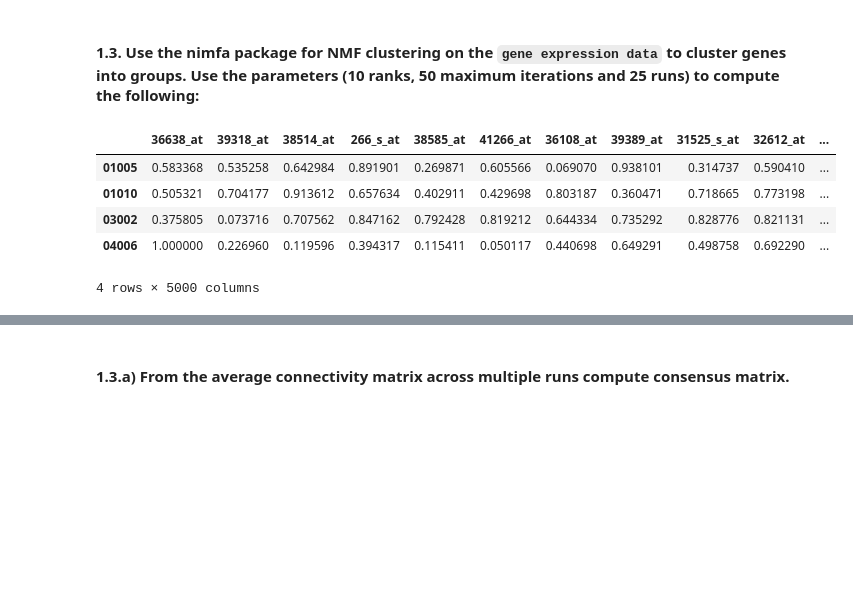
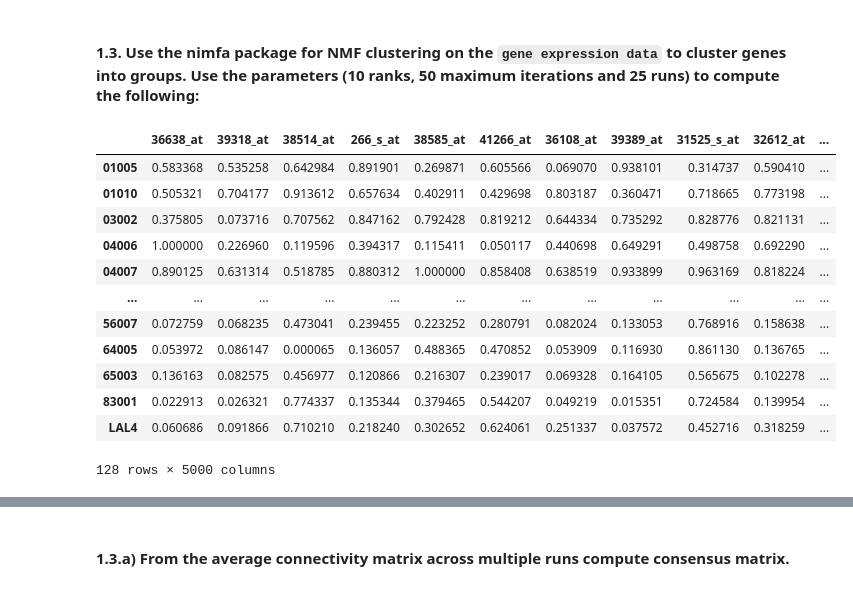
Before and after one commit to FabriceBeaumont/MA-INF_4216_Biomedical_DS_and_AI, a Jupyter notebook: Sheet6/Assignment6_Solutions.ipynb, the cells around one changed output, grey strips where cells are left out. Cells and saved outputs as stored; diff of their text form; code cells hidden in the pictures; blank space fills up the shorter version.

```diff
--- a/Sheet6/Assignment6_Solutions.ipynb
+++ b/Sheet6/Assignment6_Solutions.ipynb
@@ -30,12 +82,22 @@ def get_dataset_from_github(filename, index_col_str=None):
 # %% [markdown]
 #### 1.3. Use the nimfa package for NMF clustering on the `gene expression data` to cluster genes into groups. Use the parameters (10 ranks, 50 maximum iterations and 25 runs) to compute the following:
-# %%
-gene_expression_ds = get_dataset_from_github("allData.csv", index_col_str="Unnamed: 0")
-gene_expression_ds.head(4)
-# %% [output]
-|  | 36638_at | 39318_at | 38514_at | 266_s_at | 38585_at | 41266_at | 36108_at | 39389_at | 31525_s_at | 32612_at | ... |
-| 01005 | 0.583368 | 0.535258 | 0.642984 | 0.891901 | 0.269871 | 0.605566 | 0.069070 | 0.938101 | 0.314737 | 0.590410 | ... |
-| 01010 | 0.505321 | 0.704177 | 0.913612 | 0.657634 | 0.402911 | 0.429698 | 0.803187 | 0.360471 | 0.718665 | 0.773198 | ... |
-| 03002 | 0.375805 | 0.073716 | 0.707562 | 0.847162 | 0.792428 | 0.819212 | 0.644334 | 0.735292 | 0.828776 | 0.821131 | ... |
-| 04006 | 1.000000 | 0.226960 | 0.119596 | 0.394317 | 0.115411 | 0.050117 | 0.440698 | 0.649291 | 0.498758 | 0.692290 | ... |
-4 rows × 5000 columns
+# %%
+# load the dataset
+gene_expression_data = get_dataset_from_github("allData.csv", index_col_str="Unnamed: 0")
+
+# Dataset contains data for 5000 genes and 128 patients
+gene_expression_data
+# %% [output]
+|  | 36638_at | 39318_at | 38514_at | 266_s_at | 38585_at | 41266_at | 36108_at | 39389_at | 31525_s_at | 32612_at | ... |
+| 01005 | 0.583368 | 0.535258 | 0.642984 | 0.891901 | 0.269871 | 0.605566 | 0.069070 | 0.938101 | 0.314737 | 0.590410 | ... |
+| 01010 | 0.505321 | 0.704177 | 0.913612 | 0.657634 | 0.402911 | 0.429698 | 0.803187 | 0.360471 | 0.718665 | 0.773198 | ... |
+| 03002 | 0.375805 | 0.073716 | 0.707562 | 0.847162 | 0.792428 | 0.819212 | 0.644334 | 0.735292 | 0.828776 | 0.821131 | ... |
+| 04006 | 1.000000 | 0.226960 | 0.119596 | 0.394317 | 0.115411 | 0.050117 | 0.440698 | 0.649291 | 0.498758 | 0.692290 | ... |
+| 04007 | 0.890125 | 0.631314 | 0.518785 | 0.880312 | 1.000000 | 0.858408 | 0.638519 | 0.933899 | 0.963169 | 0.818224 | ... |
+| ... | ... | ... | ... | ... | ... | ... | ... | ... | ... | ... | ... |
+| 56007 | 0.072759 | 0.068235 | 0.473041 | 0.239455 | 0.223252 | 0.280791 | 0.082024 | 0.133053 | 0.768916 | 0.158638 | ... |
+| 64005 | 0.053972 | 0.086147 | 0.000065 | 0.136057 | 0.488365 | 0.470852 | 0.053909 | 0.116930 | 0.861130 | 0.136765 | ... |
+| 65003 | 0.136163 | 0.082575 | 0.456977 | 0.120866 | 0.216307 | 0.239017 | 0.069328 | 0.164105 | 0.565675 | 0.102278 | ... |
+| 83001 | 0.022913 | 0.026321 | 0.774337 | 0.135344 | 0.379465 | 0.544207 | 0.049219 | 0.015351 | 0.724584 | 0.139954 | ... |
+| LAL4 | 0.060686 | 0.091866 | 0.710210 | 0.218240 | 0.302652 | 0.624061 | 0.251337 | 0.037572 | 0.452716 | 0.318259 | ... |
+128 rows × 5000 columns
```
Also changed, not shown: parts of 11 cells of this notebook.
